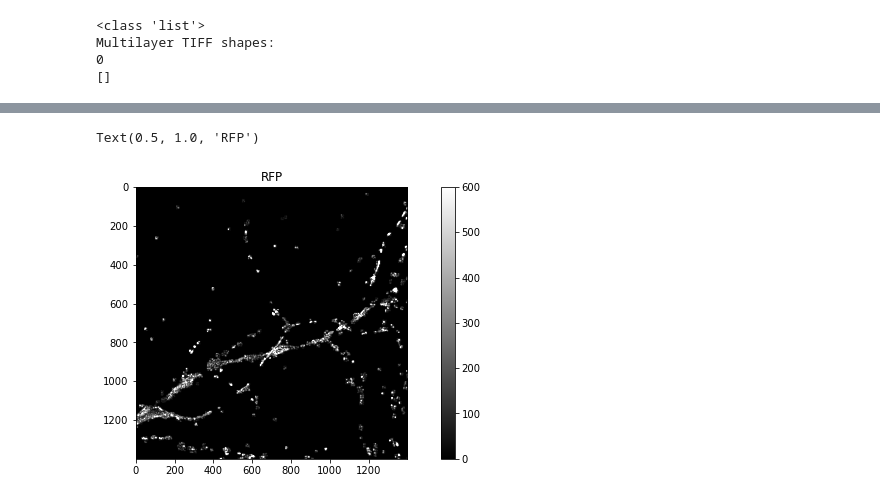
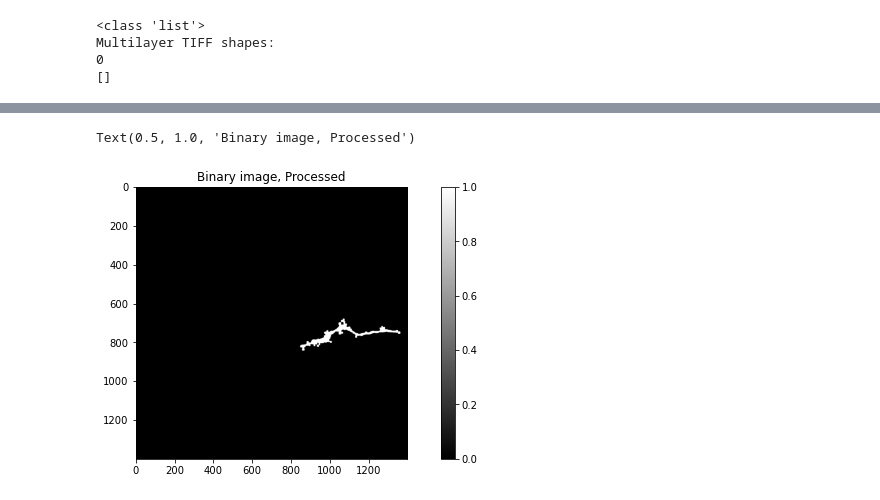
Before and after one commit to leonardocattarin/NeuronConnectivity, a Jupyter notebook: Microscopy_analysis.ipynb, the cells around one changed output, grey strips where cells are left out. Drawn from its saved outputs; the diff is of its cells as text; code cells hidden in the pictures.

Commit message:
Finally something decent

```diff
--- a/Microscopy_analysis.ipynb
+++ b/Microscopy_analysis.ipynb
@@ -308,0 +401,9 @@ ret,thresh1 = cv.threshold(closing,30,1,cv.THRESH_BINARY)
+# %%
+temp_img = cv.medianBlur(temp_img,5)
+
+fig= plt.figure()
+ax = fig.gca()
+pos = ax.imshow(temp_img, cmap="gray")
+fig.colorbar(pos, ax=ax)
+pos.set_clim(0,1)
+plt.title("Binary image, Processed")
@@ -308,0 +413,11 @@ ret,thresh1 = cv.threshold(closing,30,1,cv.THRESH_BINARY)
+# %%
+
+kernel_cl1 = np.ones((12,12),np.uint8)
+temp_img = cv.morphologyEx(temp_img, cv.MORPH_CLOSE, kernel_cl1)
+
+fig= plt.figure()
+ax = fig.gca()
+pos = ax.imshow(temp_img, cmap="gray")
+fig.colorbar(pos, ax=ax)
+pos.set_clim(0,1)
+plt.title("Binary image, Processed")
@@ -308,0 +427,10 @@ ret,thresh1 = cv.threshold(closing,30,1,cv.THRESH_BINARY)
+# %%
+kernel_dil = np.ones((6,6),np.uint8)
+temp_img = cv.dilate(temp_img,kernel_dil,iterations = 1)
+
+fig= plt.figure()
+ax = fig.gca()
+pos = ax.imshow(temp_img, cmap="gray")
+fig.colorbar(pos, ax=ax)
+pos.set_clim(0,1)
+plt.title("Binary image, Processed")
@@ -309,12 +440,12 @@ ret,thresh1 = cv.threshold(closing,30,1,cv.THRESH_BINARY)
 # %%
-filtered = thresh1 * cv_img_2_str_RFP[ii]
+final_component = get_biggest_object(temp_img)
 
-fig = plt.figure()
+fig= plt.figure()
 ax = fig.gca()
-pos = ax.imshow(filtered, cmap="gray")
-pos.set_clim(0,600)
+pos = ax.imshow(final_component, cmap="gray")
 fig.colorbar(pos, ax=ax)
-ax.set_title("RFP")
+pos.set_clim(0,1)
+plt.title("Binary image, Processed")
 # %% [output]
-Text(0.5, 1.0, 'RFP')
+Text(0.5, 1.0, 'Binary image, Processed')
-[figure, old version]
+[figure, new version]
```
Also changed, not shown: parts of 26 cells of this notebook.
